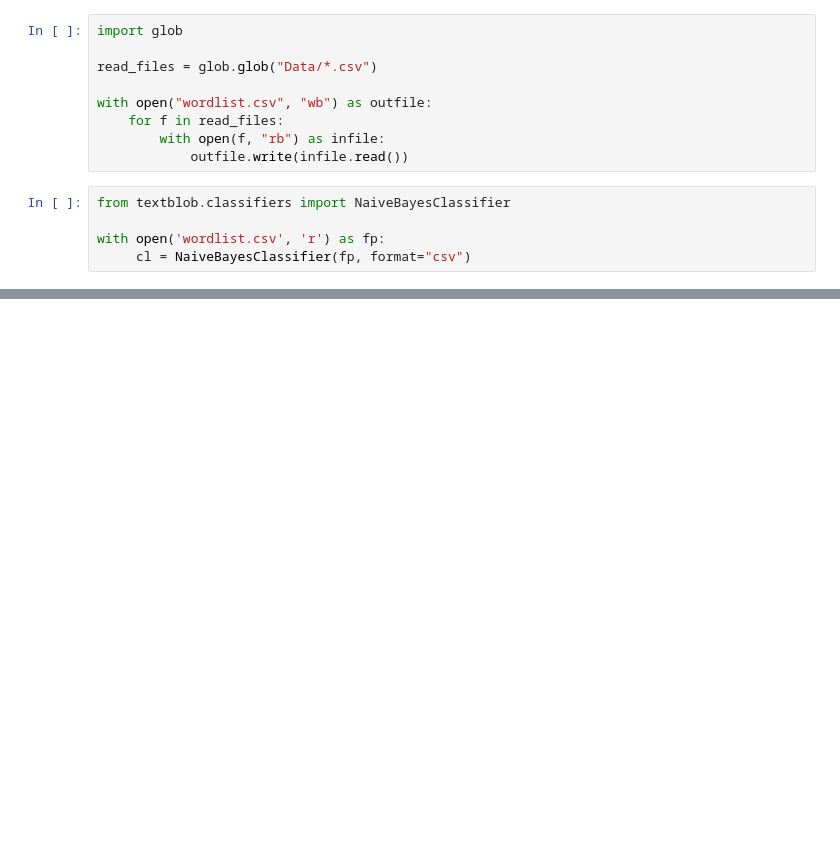
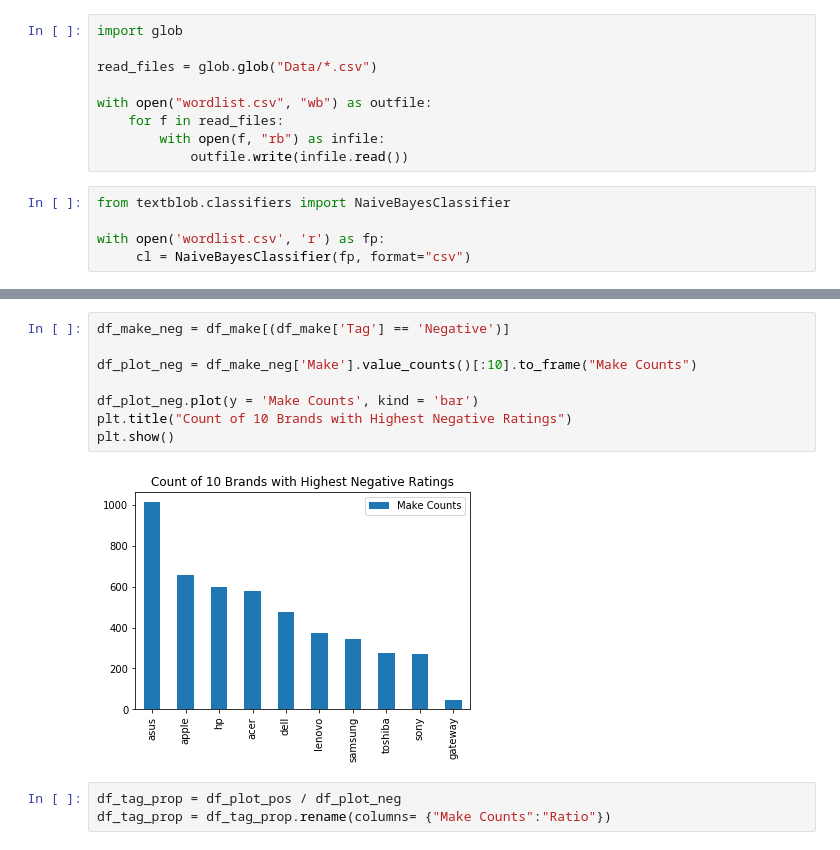
Before and after one commit to UNCG-CSE/CORPUS, a Jupyter notebook: Project_Balaram/Project_Balaram.ipynb, the cells around one changed output, grey strips where cells are left out. Drawn from its saved outputs; the diff is of its cells as text; blank space fills up the shorter version.

```diff
--- a/Project_Balaram/Project_Balaram.ipynb
+++ b/Project_Balaram/Project_Balaram.ipynb
@@ -269,0 +288,13 @@ Negative---     ----do not buy an ibook this slow
+# %%
+df_make_neg = df_make[(df_make['Tag'] == 'Negative')]
+
+df_plot_neg = df_make_neg['Make'].value_counts()[:10].to_frame("Make Counts")
+
+df_plot_neg.plot(y = 'Make Counts', kind = 'bar')
+plt.title("Count of 10 Brands with Highest Negative Ratings")
+plt.show()
+# %% [output]
+[figure, added]
+# %%
+df_tag_prop = df_plot_pos / df_plot_neg
+df_tag_prop = df_tag_prop.rename(columns= {"Make Counts":"Ratio"})
```
Also changed, not shown: parts of 13 cells of this notebook.
